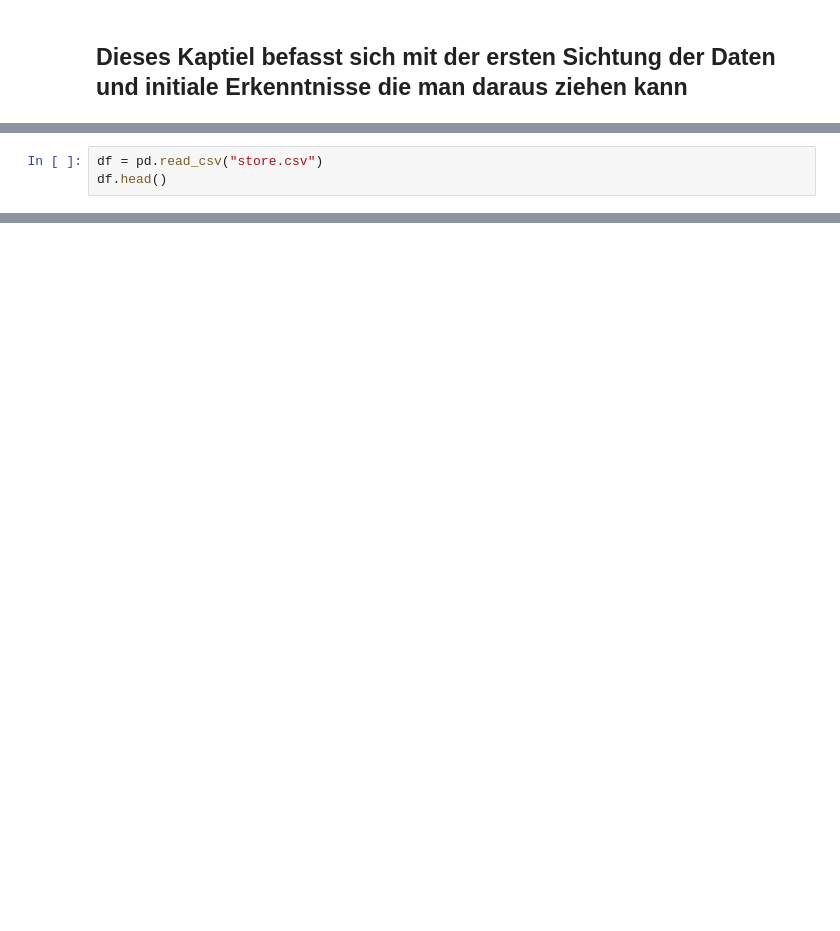
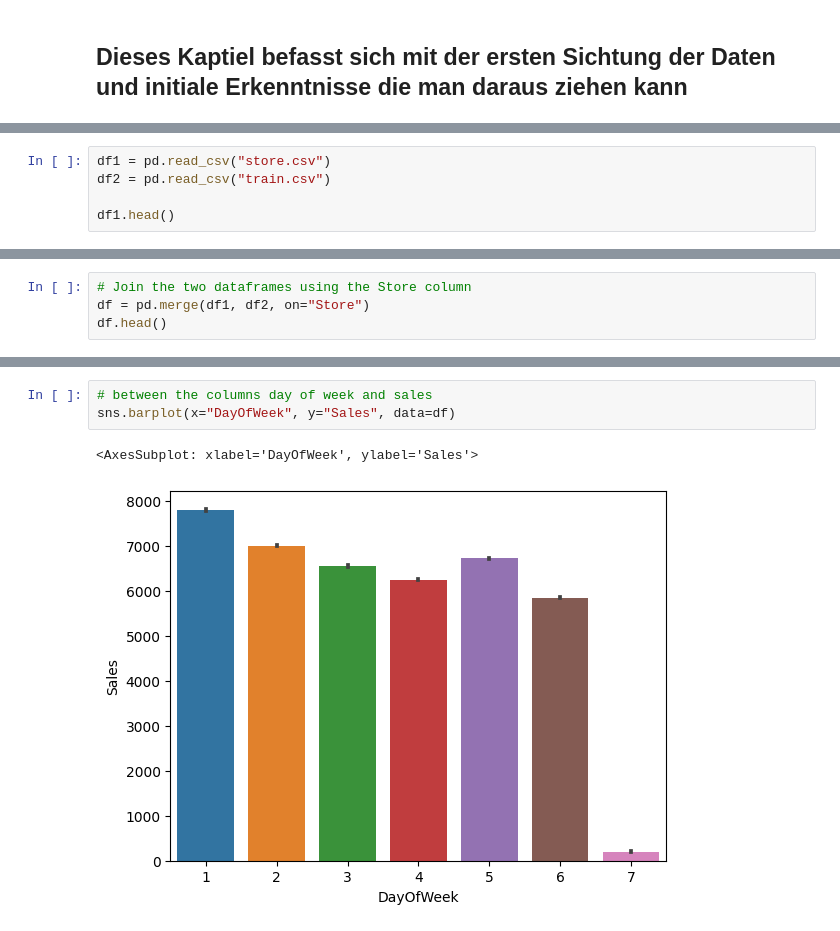
Before and after one commit to Max3978/Rossmann-Store-Sales, a Jupyter notebook: Insights.ipynb, the cells around one changed output, grey strips where cells are left out. Drawn from its saved outputs; the diff is of its cells as text; blank space fills up the shorter version.

```diff
--- a/Insights.ipynb
+++ b/Insights.ipynb
@@ -6,6 +7,8 @@ import matplotlib.pyplot as plt
 # %%
-df = pd.read_csv("store.csv")
-df.head()
+df1 = pd.read_csv("store.csv")
+df2 = pd.read_csv("train.csv")
+
+df1.head()
 # %% [output]
 |  | Store | StoreType | Assortment | CompetitionDistance | CompetitionOpenSinceMonth | CompetitionOpenSinceYear | ... |
 | 0 | 1 | c | a | 1270.0 | 9.0 | 2008.0 | ... |
@@ -17,0 +28,4 @@ df
+# %%
+# Join the two dataframes using the Store column
+df = pd.merge(df1, df2, on="Store")
+df.head()
@@ -17,0 +39,6 @@ df
+# %%
+# between the columns day of week and sales
+sns.barplot(x="DayOfWeek", y="Sales", data=df)
+# %% [output]
+<AxesSubplot: xlabel='DayOfWeek', ylabel='Sales'>
+[figure, added]
```
Also changed, not shown: parts of 6 cells of this notebook, 1 other file.
